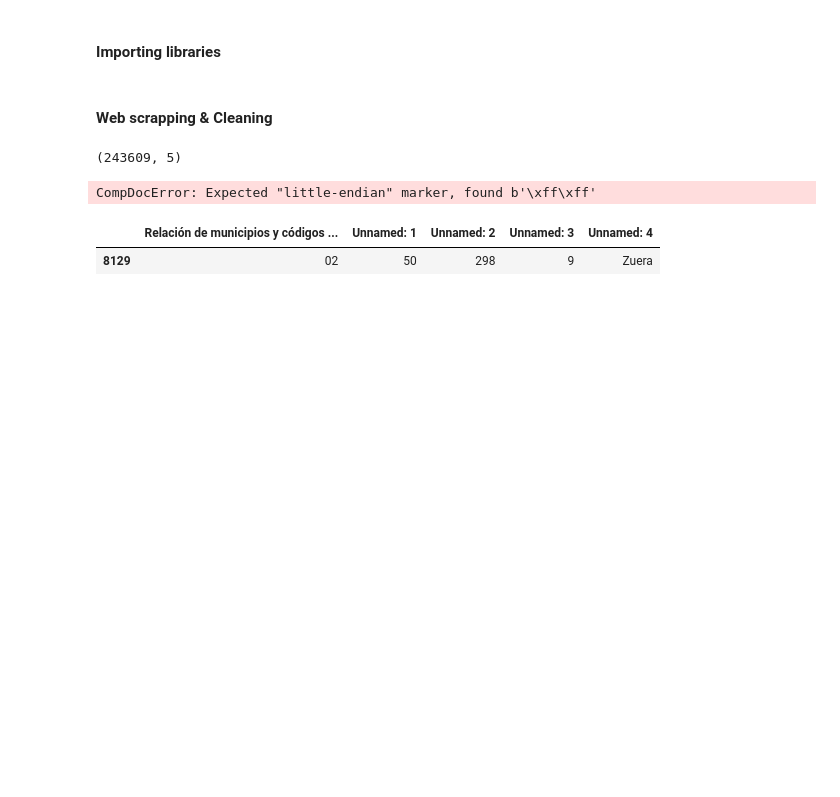
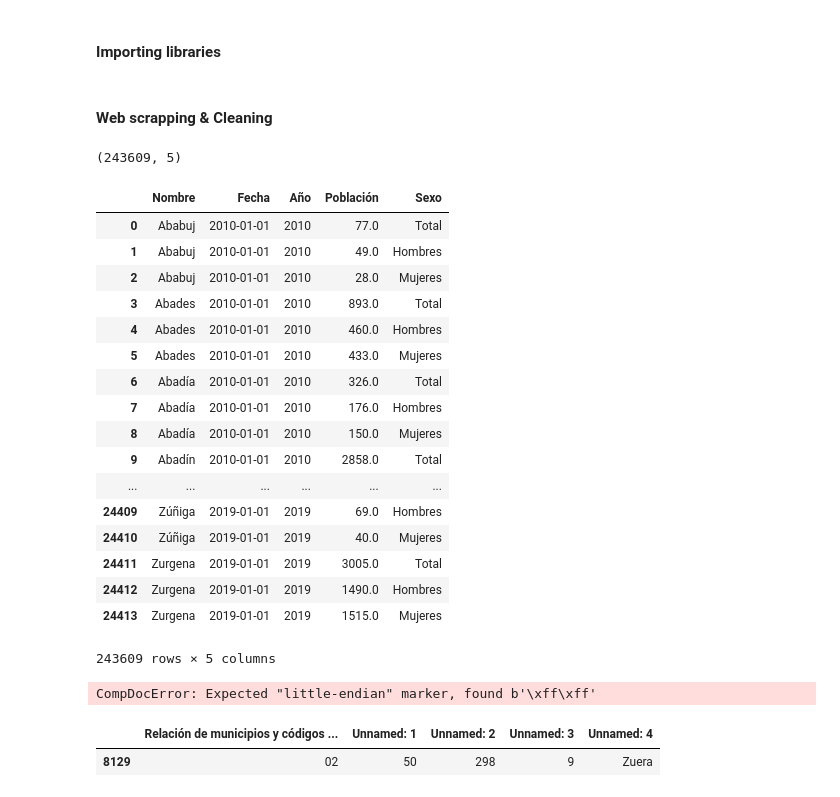
Before and after one commit to mccuadradobriones/Final_Project, a Jupyter notebook: INE.ipynb, the cells around one changed output. Cells and saved outputs as stored; diff of their text form; code cells hidden in the pictures; blank space fills up the shorter version.

```diff
--- a/INE.ipynb
+++ b/INE.ipynb
@@ -65,6 +65,27 @@ for i in lista:
 total.shape
 # %% [output]
 (243609, 5)
+# %%
+total
+# %% [output]
+|  | Nombre | Fecha | Año | Población | Sexo |
+| 0 | Ababuj | 2010-01-01 | 2010 | 77.0 | Total |
+| 1 | Ababuj | 2010-01-01 | 2010 | 49.0 | Hombres |
+| 2 | Ababuj | 2010-01-01 | 2010 | 28.0 | Mujeres |
+| 3 | Abades | 2010-01-01 | 2010 | 893.0 | Total |
+| 4 | Abades | 2010-01-01 | 2010 | 460.0 | Hombres |
+| 5 | Abades | 2010-01-01 | 2010 | 433.0 | Mujeres |
+| 6 | Abadía | 2010-01-01 | 2010 | 326.0 | Total |
+| 7 | Abadía | 2010-01-01 | 2010 | 176.0 | Hombres |
+| 8 | Abadía | 2010-01-01 | 2010 | 150.0 | Mujeres |
+| 9 | Abadín | 2010-01-01 | 2010 | 2858.0 | Total |
+| ... | ... | ... | ... | ... | ... |
+| 24409 | Zúñiga | 2019-01-01 | 2019 | 69.0 | Hombres |
+| 24410 | Zúñiga | 2019-01-01 | 2019 | 40.0 | Mujeres |
+| 24411 | Zurgena | 2019-01-01 | 2019 | 3005.0 | Total |
+| 24412 | Zurgena | 2019-01-01 | 2019 | 1490.0 | Hombres |
+| 24413 | Zurgena | 2019-01-01 | 2019 | 1515.0 | Mujeres |
+243609 rows × 5 columns
 # %%
 e=pd.read_excel('/home/carmencuadrado/Ironhack/Final_Project/20codmun.xlsx')
 # %%
```
Also changed, not shown: 2 other files.
